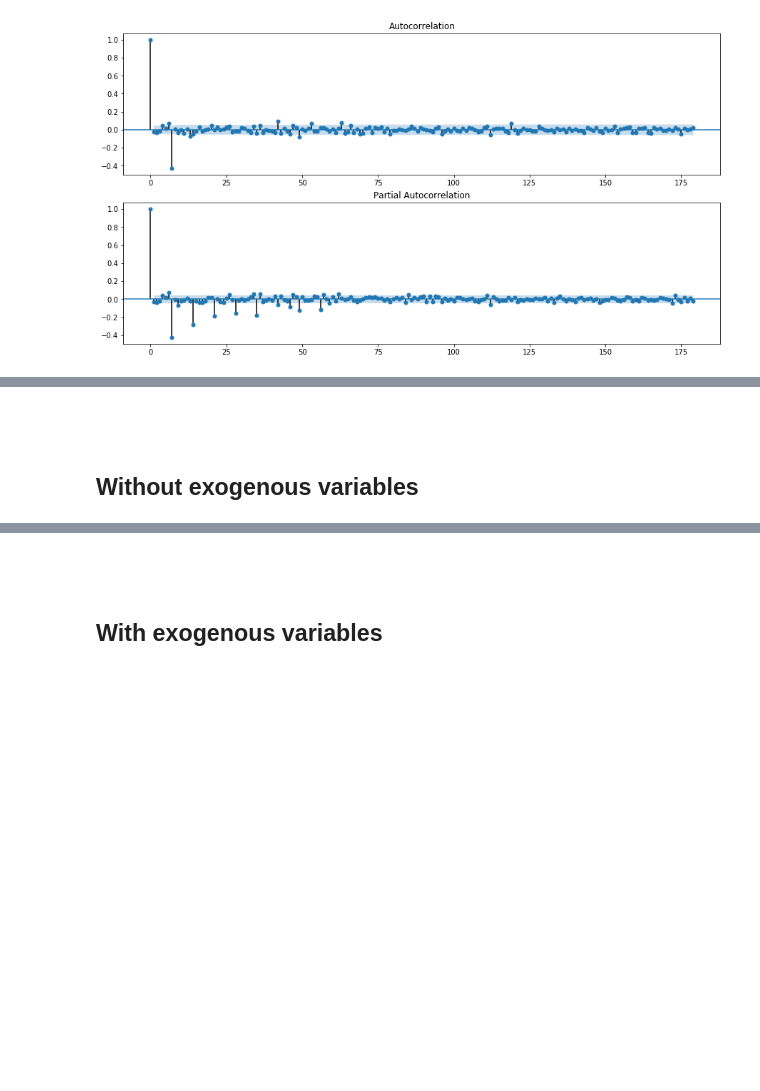
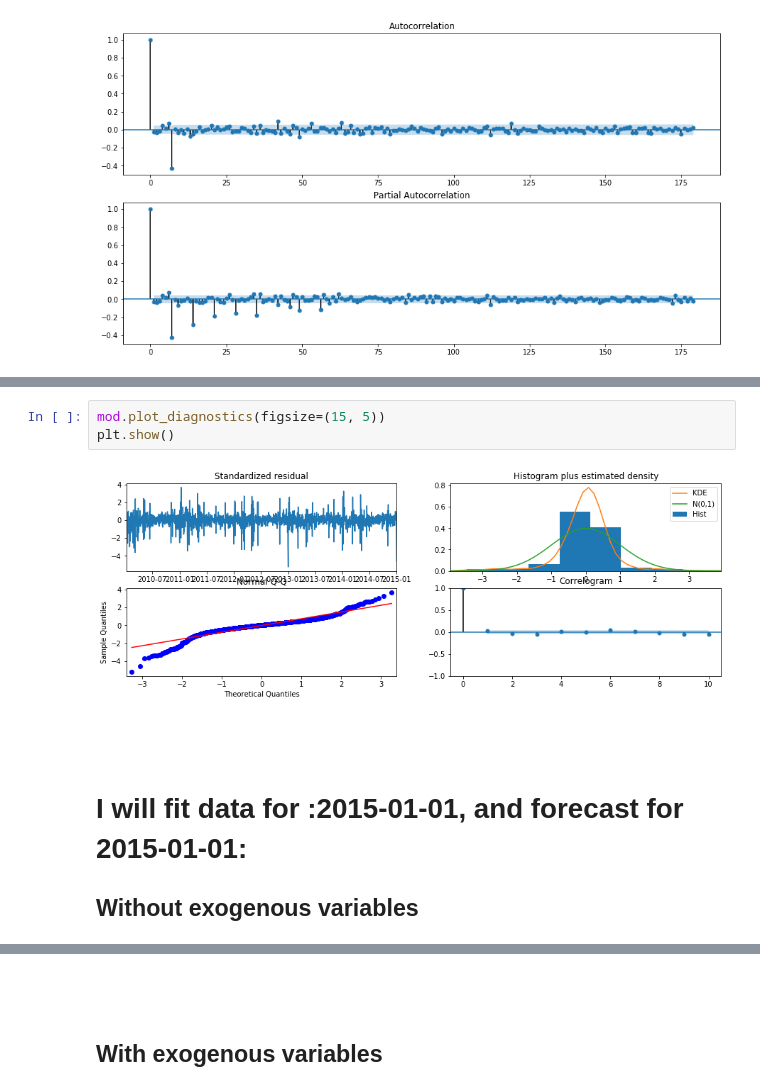
Before and after one commit to DanielBaghdasaryan/TS, a Jupyter notebook: Task for Practice Day 2.ipynb, the cells around one changed output, grey strips where cells are left out. Saved outputs shown, nothing was run; the diff lists cells and outputs as text; blank space fills up the shorter version.

```diff
--- a/Task for Practice Day 2.ipynb
+++ b/Task for Practice Day 2.ipynb
@@ -266,5 +269,11 @@ Maximum Likelihood optimization failed to converge. Check mle_retvals
+# %%
+mod.plot_diagnostics(figsize=(15, 5))
+plt.show()
+# %% [output]
+[figure, added]
 # %% [markdown]
 <br /><br />
+# I will fit data for :2015-01-01, and forecast for 2015-01-01:
 ## Without exogenous variables
 # %%
 p=1 # y[t]=f(y[t-1], ..., y[t-p])+...   dependence of value history
```
Also changed, not shown: parts of 13 cells of this notebook.
